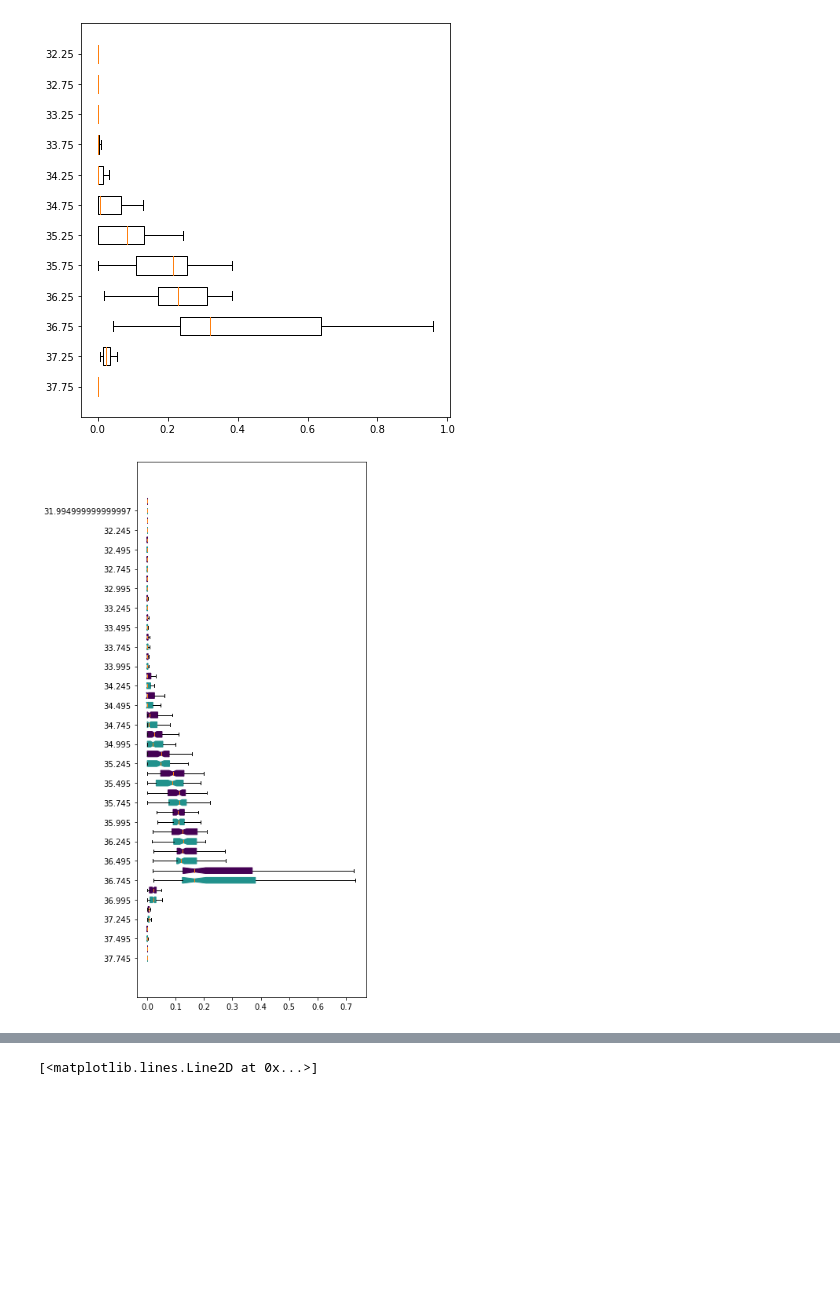
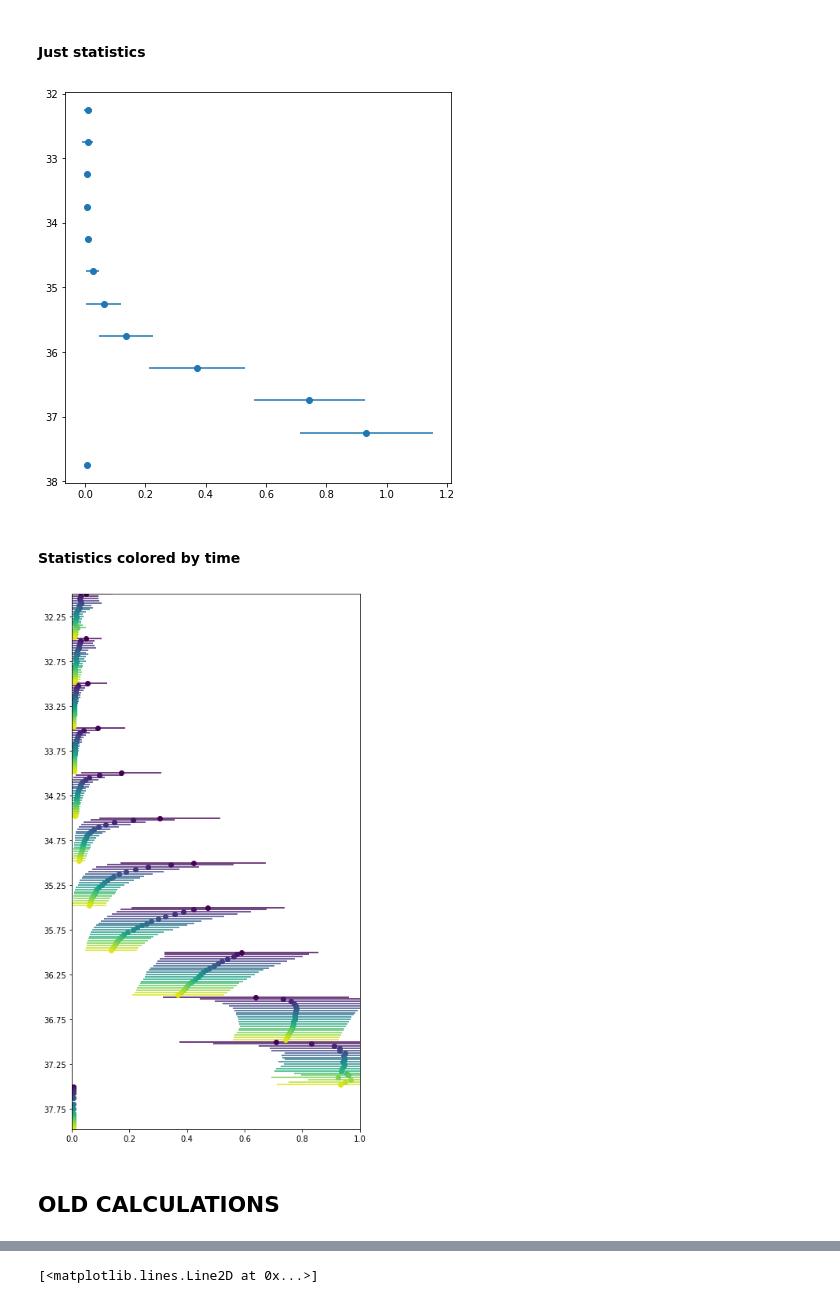
Before and after one commit to gmacgilchrist/wmt_bgc, a Jupyter notebook: notebooks/draw_age.ipynb, the cells around one changed output, grey strips where cells are left out. Saved outputs shown, nothing was run; the diff lists cells and outputs as text; code cells hidden in the pictures; blank space fills up the shorter version.

```diff
--- a/notebooks/draw_age.ipynb
+++ b/notebooks/draw_age.ipynb
@@ -37,5 +43,9 @@ if pathDict['out']=='ts':
 else:
     pathDict['add']='ann'
     ds = gu.core.open_frompp(**pathDict)
+    grid = gu.core.open_static(pathDict['pp'],pathDict['ppname'])
+    grid = grid.assign_coords({'xh':ds['xh'],'yh':ds['yh'],'xq':ds['xq'],'yq':ds['yq']})
 
 ds = ds.chunk({'time':1})
+# %%
+ds = ds.where(grid['geolat']<-30,drop=True)
@@ -79,52 +135,65 @@ fig.tight_layout()
+# %% [markdown]
+#### Just statistics
 # %%
 fig,ax = plt.subplots(figsize=(6,6))
 
+time=-1
 tmp = hs.coarsen(sigma2_bin=10,boundary='exact').sum()
 tmp = tmp/tmp.sum('sigma2_bin')
-# tmp = tmp.fillna(0)
+tmp = tmp.isel(time=time)
+tmpstats = calc_weightedstats_hs(tmp,dim='agessc_bin')
 
 s = np.round(tmp['sigma2_bin'],2)
 dels = np.append(np.diff(s)[0],np.diff(s))
 delsnow = dels*0.6
 
-ax.boxplot(tmp.isel(time=-1).transpose(),vert=False,sym='',positions=s,widths=delsnow)
+ax.errorbar(tmpstats['mean'],
+            tmpstats['sigma2_bin'],
+            xerr=tmpstats['std'],
+            linestyle='',
+           marker='o')
 
 ax.invert_yaxis()
-# ax.set_xlim([0,1])
-# plt.colorbar(im,ax=ax)
 fig.tight_layout()
 # %% [output]
-[figure, old version]
+[figure, new version]
+# %% [markdown]
+#### Statistics colored by time
 # %%
 fig,ax = plt.subplots(figsize=(6,10))
 
-tmp = hs.coarsen(sigma2_bin=5,boundary='exact').sum()
+tmp = hs.coarsen(sigma2_bin=10,boundary='exact').sum()
 tmp = tmp/tmp.sum('sigma2_bin')
+
+tmpstats = calc_weightedstats_hs(tmp,dim='agessc_bin')
 
 nt = len(tmp['time'])
 
 s = np.round(tmp['sigma2_bin'],2)
 dels = np.append(np.diff(s)[0],np.diff(s))
 delsnow = dels*0.6/nt
 
 colors = plt.cm.viridis(np.arange(nt)/nt)
 
 for time in range(nt):
     snow = s+(dels*(time-nt/2)/nt)
-    ax.boxplot(tmp.isel(time=time).transpose(),
-               notch=True,
-               vert=False,
-               sym='',
-               patch_artist=True,
-               positions=snow,
-               widths=delsnow,
-               boxprops=dict(facecolor=colors[time,:], color=colors[time,:]))
-
+    c = colors[time,:]
+    ax.errorbar(tmpstats['mean'].isel(time=time),
+                snow,
+                xerr=tmpstats['std'].isel(time=time),
+                ecolor=c,
+                markerfacecolor=c,
+                markeredgecolor=c,
+                linestyle='',
+                marker='o',
+               )
 ax.set_yticks(s)
 ax.invert_yaxis()
 ax.autoscale(enable=True, axis='y', tight=True)
-# ax.set_xlim([0,1])
-# plt.colorbar(im,ax=ax)
+ax.set_xlim([0,1])
+
 fig.tight_layout()
 # %% [output]
-[figure, old version]
+[figure, new version]
+# %% [markdown]
+## OLD CALCULATIONS
```
Also changed, not shown: parts of 10 cells of this notebook.
